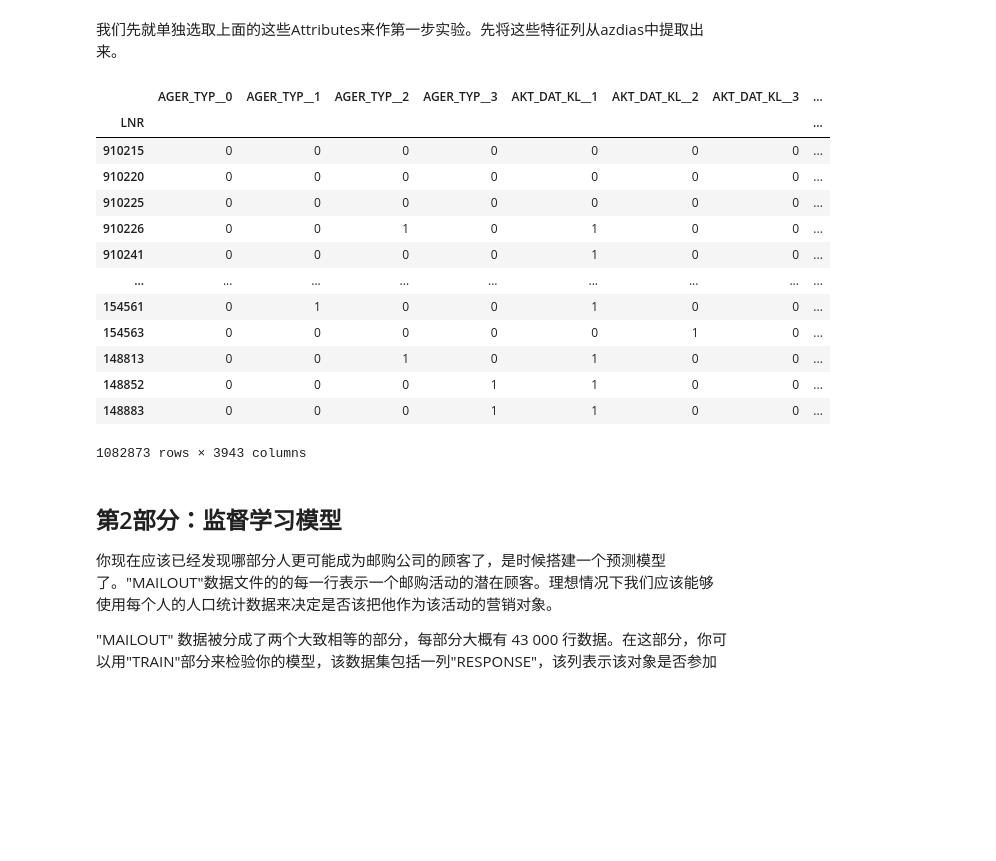
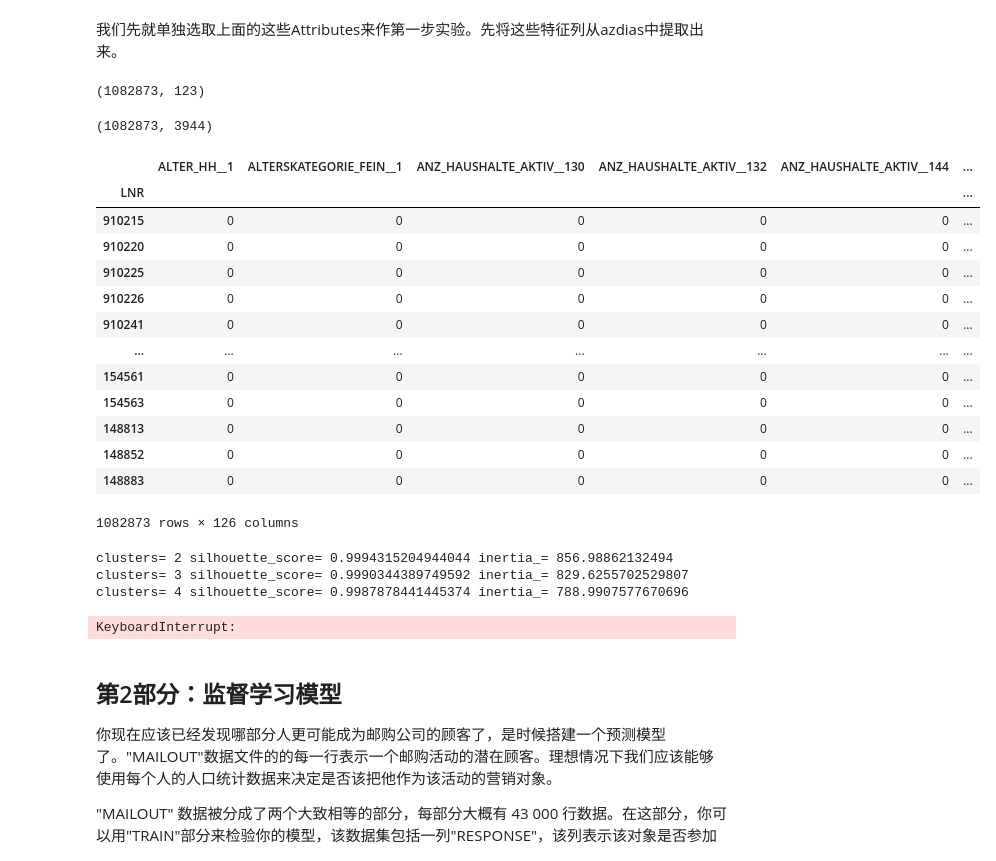
Before and after one commit to lqiang79/udacity_DSND_arvato, a Jupyter notebook: Arvato_Project_Workbook_zh.ipynb, the cells around one changed output. Cells and saved outputs as stored; diff of their text form; code cells hidden in the pictures; blank space fills up the shorter version.

Commit message:
Use diff attributes between Customers and azdies in KMeans

```diff
--- a/Arvato_Project_Workbook_zh.ipynb
+++ b/Arvato_Project_Workbook_zh.ipynb
@@ -740,5 +504,5 @@ except:
 # %%
-# all_data_df = pd.read_pickle('all_data_dummies.pkl')
+all_data_df = pd.read_pickle('all_data_dummies.pkl')
 all_data_df.head()
 # %% [output]
 |  | AGER_TYP__0 | AGER_TYP__1 | AGER_TYP__2 | AGER_TYP__3 | AKT_DAT_KL__1 | AKT_DAT_KL__2 | AKT_DAT_KL__3 | ... |
@@ -790,8 +584,10 @@ all_customer_flag = pd.concat([customers_df, azdias_df])
 # %% [markdown]
 我们先就单独选取上面的这些Attributes来作第一步实验。先将这些特征列从azdias中提取出来。
 # %%
-all_selected_df = all_data_df[selected_features]
+all_selected_df = all_data_df[special_columns]
 all_selected_df.shape
+# %% [output]
+(1082873, 123)
 # %%
 # Import sklearn's cluster module
 from sklearn import cluster
@@ -803,28 +597,37 @@ subset_data = all_selected_df.iloc[subset_index.index]
+# %%
+all_data_df.shape
+# %% [output]
+(1082873, 3944)
+# %%
+selected_features.add('IS_CUSTOMER')
 # %%
-X = all_data_df.drop('IS_CUSTOMER', axis=1)
+X = all_data_df.drop(selected_features, axis=1, errors='ignore')
 X
 # %% [output]
-|  | AGER_TYP__0 | AGER_TYP__1 | AGER_TYP__2 | AGER_TYP__3 | AKT_DAT_KL__1 | AKT_DAT_KL__2 | AKT_DAT_KL__3 | ... |
-| LNR |  |  |  |  |  |  |  | ... |
-| 910215 | 0 | 0 | 0 | 0 | 0 | 0 | 0 | ... |
-| 910220 | 0 | 0 | 0 | 0 | 0 | 0 | 0 | ... |
-| 910225 | 0 | 0 | 0 | 0 | 0 | 0 | 0 | ... |
-| 910226 | 0 | 0 | 1 | 0 | 1 | 0 | 0 | ... |
-| 910241 | 0 | 0 | 0 | 0 | 1 | 0 | 0 | ... |
-| ... | ... | ... | ... | ... | ... | ... | ... | ... |
-| 154561 | 0 | 1 | 0 | 0 | 1 | 0 | 0 | ... |
-| 154563 | 0 | 0 | 0 | 0 | 0 | 1 | 0 | ... |
-| 148813 | 0 | 0 | 1 | 0 | 1 | 0 | 0 | ... |
-| 148852 | 0 | 0 | 0 | 1 | 1 | 0 | 0 | ... |
-| 148883 | 0 | 0 | 0 | 1 | 1 | 0 | 0 | ... |
+|  | ALTER_HH__1 | ALTERSKATEGORIE_FEIN__1 | ANZ_HAUSHALTE_AKTIV__130 | ANZ_HAUSHALTE_AKTIV__132 | ANZ_HAUSHALTE_AKTIV__144 | ... |
+| LNR |  |  |  |  |  | ... |
+| 910215 | 0 | 0 | 0 | 0 | 0 | ... |
+| 910220 | 0 | 0 | 0 | 0 | 0 | ... |
+| 910225 | 0 | 0 | 0 | 0 | 0 | ... |
+| 910226 | 0 | 0 | 0 | 0 | 0 | ... |
+| 910241 | 0 | 0 | 0 | 0 | 0 | ... |
+| ... | ... | ... | ... | ... | ... | ... |
+| 154561 | 0 | 0 | 0 | 0 | 0 | ... |
+| 154563 | 0 | 0 | 0 | 0 | 0 | ... |
+| 148813 | 0 | 0 | 0 | 0 | 0 | ... |
+| 148852 | 0 | 0 | 0 | 0 | 0 | ... |
+| 148883 | 0 | 0 | 0 | 0 | 0 | ... |
-1082873 rows × 3943 columns
+1082873 rows × 126 columns
 # %%
 %%time
-# Try instantiating a model with 2 centers
-kmeans = KMeans(n_clusters=2)
-# Then fit the model to your data using the fit mdel_2 = kmeans_2.fit(subset_data)
-module = kmeans.fit(subset_data)
-print(kmeans)
+for i in range(2, 6):
+    # Try instantiating a model with 2 centers
+    kmeans = KMeans(n_clusters=i)  # Then fit the model to your data using the fit mdel_2 = kmeans_2.fit(subset_data)
+    cluster = kmeans.fit(X)
 
-# Finally predict the labels on the same data to show the category that point belongs to
-predict_labels = module.predict(subset_data)
+    print('clusters=', i, 'silhouette_score=', silhouette_score(X, cluster.labels_), 'inertia_=', cluster.inertia_)
+# %% [output]
+clusters= 2 silhouette_score= 0.9994315204944044 inertia_= 856.98862132494
+clusters= 3 silhouette_score= 0.9990344389749592 inertia_= 829.6255702529807
+clusters= 4 silhouette_score= 0.9987878441445374 inertia_= 788.9907577670696
+KeyboardInterrupt:
```
Also changed, not shown: parts of 44 cells of this notebook, 1 other file.
